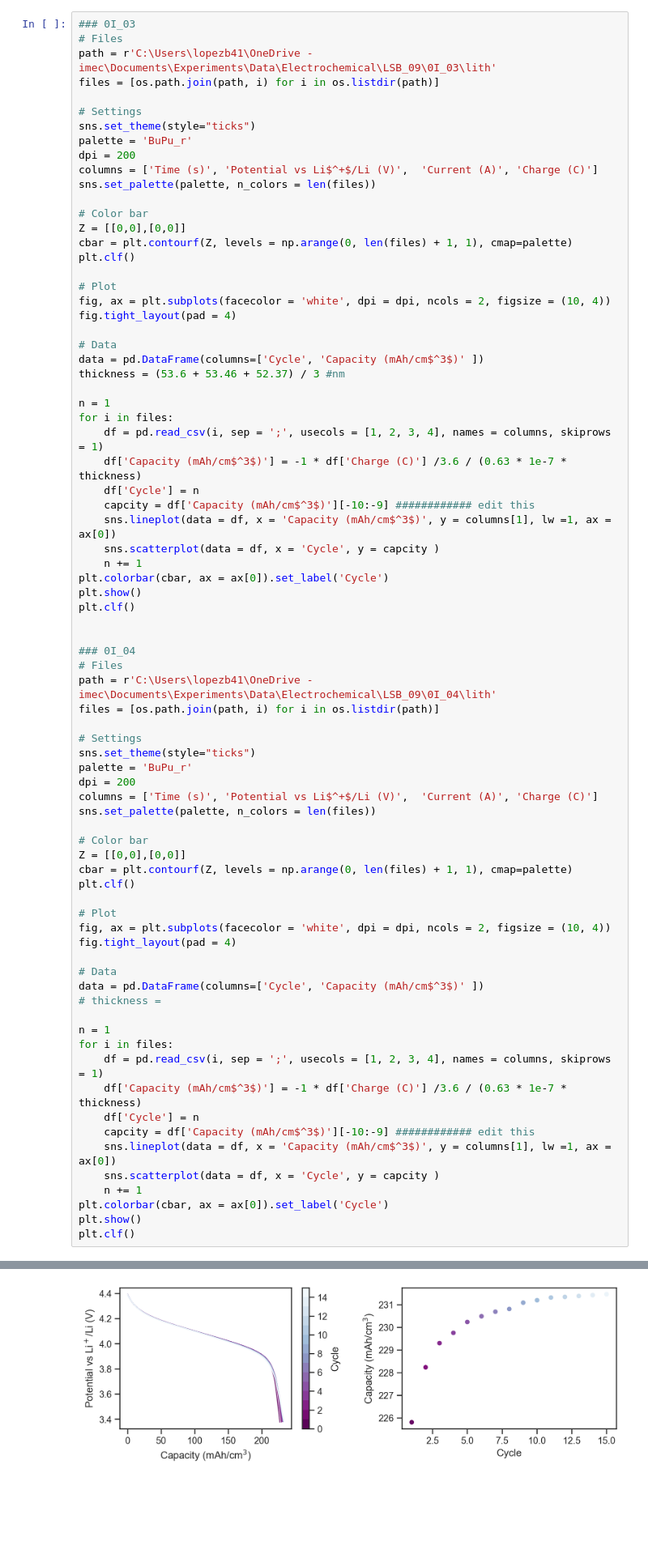
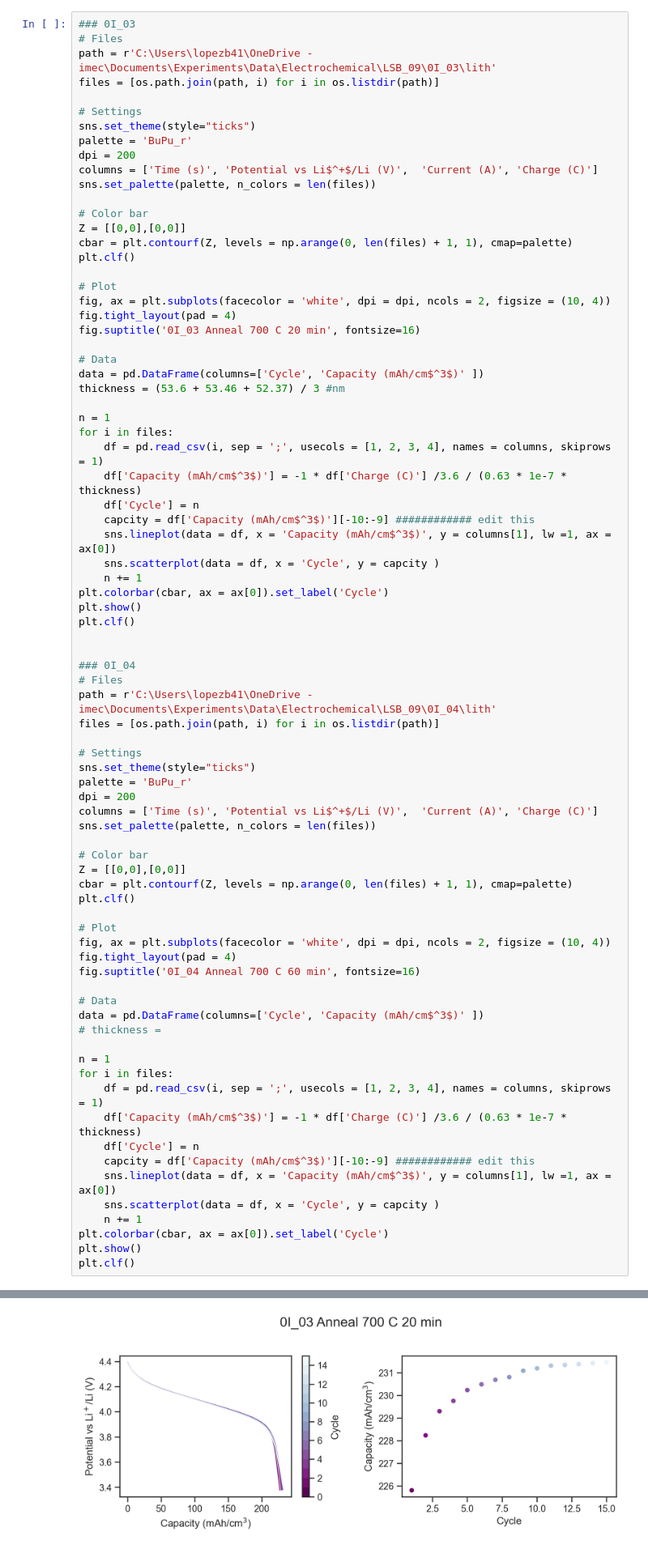
Before and after one commit to ridcil/Code, a Jupyter notebook: LSB_09_annealing_test.ipynb, the cells around one changed output, grey strips where cells are left out. Shown at 81% size. Cells and saved outputs as stored; diff of their text form; blank space fills up the shorter version.

```diff
--- a/LSB_09_annealing_test.ipynb
+++ b/LSB_09_annealing_test.ipynb
@@ -31,6 +32,7 @@ plt.clf()
 # Plot
 fig, ax = plt.subplots(facecolor = 'white', dpi = dpi, ncols = 2, figsize = (10, 4))
 fig.tight_layout(pad = 4)
+fig.suptitle('0I_03 Anneal 700 C 20 min', fontsize=16)
 
 # Data
 data = pd.DataFrame(columns=['Cycle', 'Capacity (mAh/cm$^3$)' ])
@@ -62,32 +64,33 @@ dpi = 200
 columns = ['Time (s)', 'Potential vs Li$^+$/Li (V)',  'Current (A)', 'Charge (C)']
 sns.set_palette(palette, n_colors = len(files))
 
 # Color bar
 Z = [[0,0],[0,0]]
 cbar = plt.contourf(Z, levels = np.arange(0, len(files) + 1, 1), cmap=palette)
 plt.clf()
 
 # Plot
 fig, ax = plt.subplots(facecolor = 'white', dpi = dpi, ncols = 2, figsize = (10, 4))
 fig.tight_layout(pad = 4)
+fig.suptitle('0I_04 Anneal 700 C 60 min', fontsize=16)
 
 # Data
 data = pd.DataFrame(columns=['Cycle', 'Capacity (mAh/cm$^3$)' ])
 # thickness =
 
 n = 1
 for i in files:
     df = pd.read_csv(i, sep = ';', usecols = [1, 2, 3, 4], names = columns, skiprows = 1)
     df['Capacity (mAh/cm$^3$)'] = -1 * df['Charge (C)'] /3.6 / (0.63 * 1e-7 * thickness)
     df['Cycle'] = n
     capcity = df['Capacity (mAh/cm$^3$)'][-10:-9] ############ edit this
     sns.lineplot(data = df, x = 'Capacity (mAh/cm$^3$)', y = columns[1], lw =1, ax = ax[0])
     sns.scatterplot(data = df, x = 'Cycle', y = capcity )
     n += 1
 plt.colorbar(cbar, ax = ax[0]).set_label('Cycle')
 plt.show()
 plt.clf()
 # %% [output]
 <Figure size 432x288 with 0 Axes>
-[figure, old version]
+[figure, new version]
 <Figure size 432x288 with 0 Axes>
```
Also changed, not shown: parts of 3 cells of this notebook, 1 other file.
